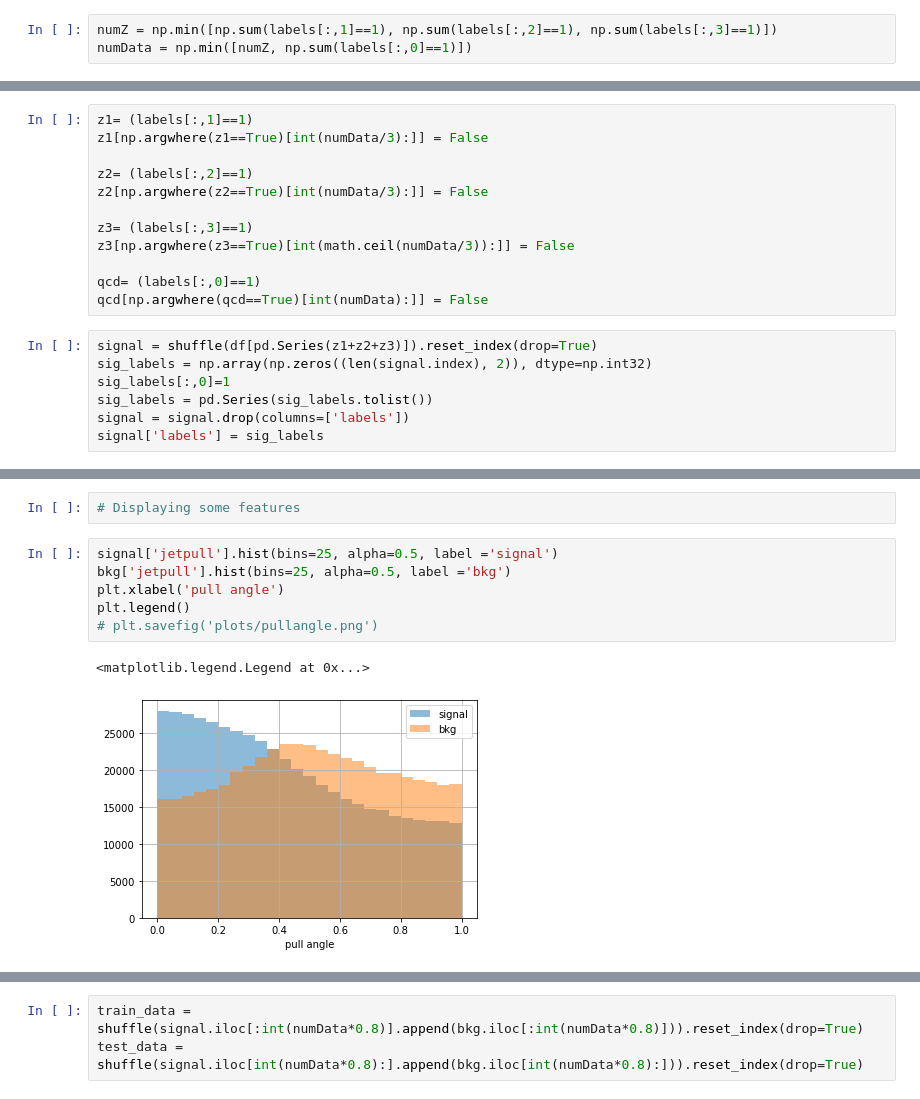
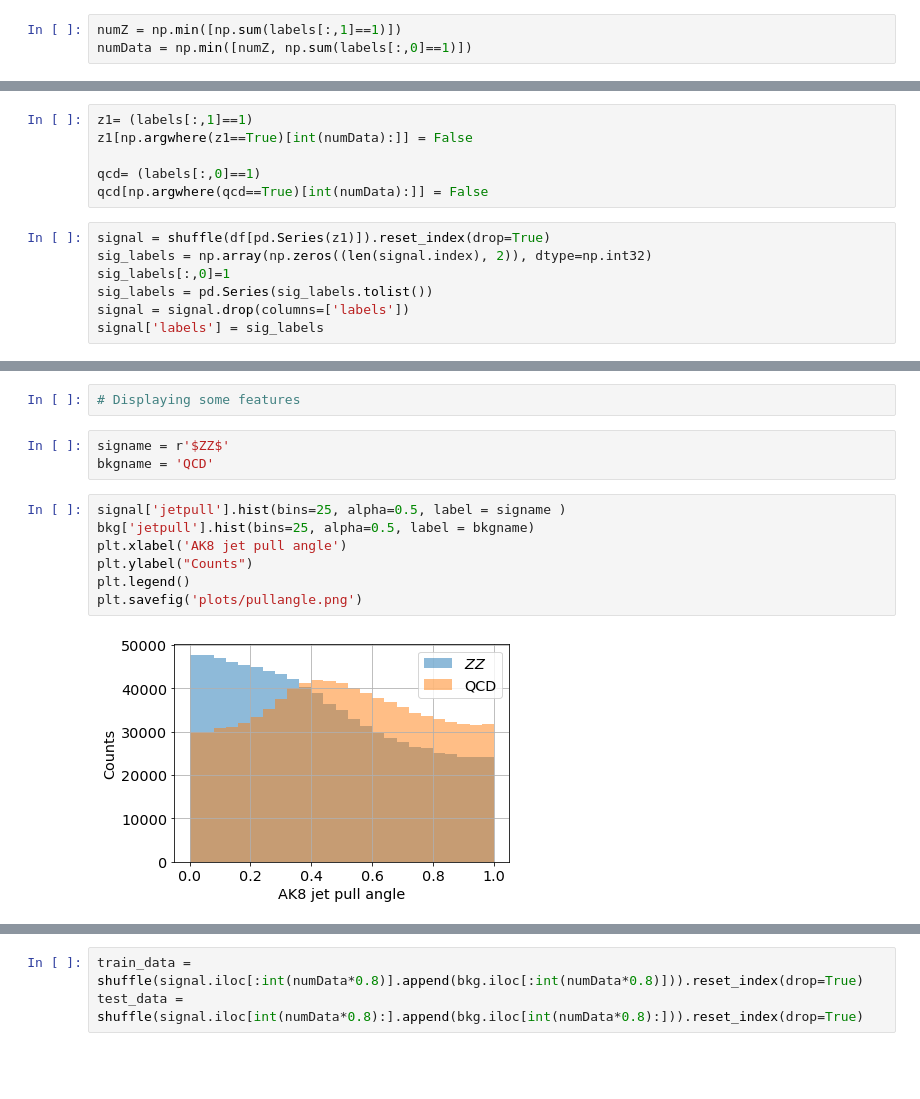
Before and after one commit to mdmorris/XAICoffea, a Jupyter notebook: CNN_JetImage_AllVars.ipynb, the cells around one changed output, grey strips where cells are left out. Cells and saved outputs as stored; diff of their text form; blank space fills up the shorter version.

```diff
--- a/CNN_JetImage_AllVars.ipynb
+++ b/CNN_JetImage_AllVars.ipynb
@@ -59,7 +68,7 @@ n_mu=np.array(data['muMult'], dtype=np.int16)
 # %% [markdown]
 ### To make sure siganl and bkg are equal in number for
 # %%
-numZ = np.min([np.sum(labels[:,1]==1), np.sum(labels[:,2]==1), np.sum(labels[:,3]==1)])
+numZ = np.min([np.sum(labels[:,1]==1)])
 numData = np.min([numZ, np.sum(labels[:,0]==1)])
 # %%
 f = np.array(list(zip(images, pt, eta, phi, tau21, jetpull, n_ch, n_nh, n_gamma, n_e, n_mu, labels)))
@@ -69,18 +78,12 @@ df = pd.DataFrame(data=f, columns=['image', 'pT', 'eta', 'phi', 'tau21', 'jetpul
 # df.dtypes
 # %%
 z1= (labels[:,1]==1)
-z1[np.argwhere(z1==True)[int(numData/3):]] = False
-
-z2= (labels[:,2]==1)
-z2[np.argwhere(z2==True)[int(numData/3):]] = False
-
-z3= (labels[:,3]==1)
-z3[np.argwhere(z3==True)[int(math.ceil(numData/3)):]] = False
+z1[np.argwhere(z1==True)[int(numData):]] = False
 
 qcd= (labels[:,0]==1)
 qcd[np.argwhere(qcd==True)[int(numData):]] = False
 # %%
-signal = shuffle(df[pd.Series(z1+z2+z3)]).reset_index(drop=True)
+signal = shuffle(df[pd.Series(z1)]).reset_index(drop=True)
 sig_labels = np.array(np.zeros((len(signal.index), 2)), dtype=np.int32)
 sig_labels[:,0]=1
 sig_labels = pd.Series(sig_labels.tolist())
@@ -124,11 +127,14 @@ plt.show()
 # %%
 # Displaying some features
+# %%
+signame = r'$ZZ$'
+bkgname = 'QCD'
 # %%
-signal['jetpull'].hist(bins=25, alpha=0.5, label ='signal')
-bkg['jetpull'].hist(bins=25, alpha=0.5, label ='bkg')
-plt.xlabel('pull angle')
+signal['jetpull'].hist(bins=25, alpha=0.5, label = signame )
+bkg['jetpull'].hist(bins=25, alpha=0.5, label = bkgname)
+plt.xlabel('AK8 jet pull angle')
+plt.ylabel("Counts")
 plt.legend()
-# plt.savefig('plots/pullangle.png')
+plt.savefig('plots/pullangle.png')
 # %% [output]
-<matplotlib.legend.Legend at 0x...>
-[figure, old version]
+[figure, new version]
```
Also changed, not shown: parts of 27 cells of this notebook, 10 other files.
